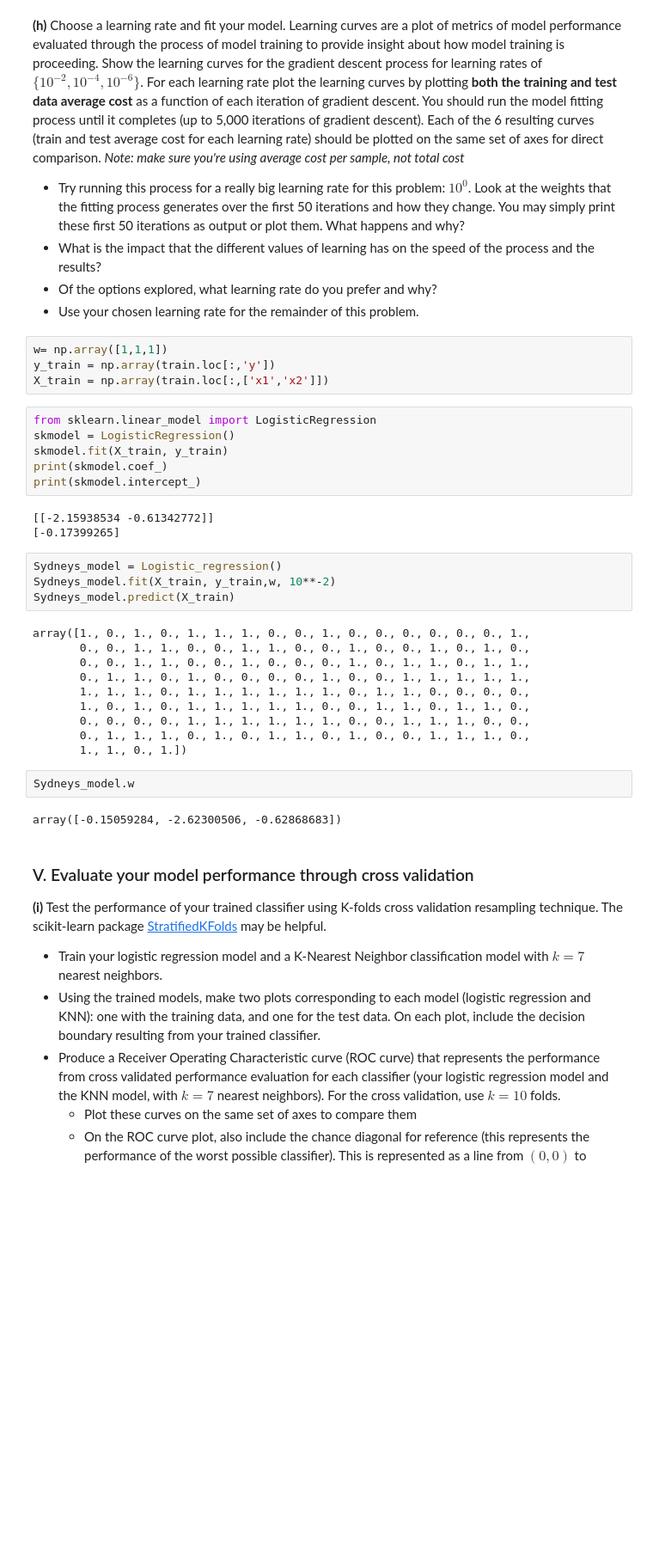
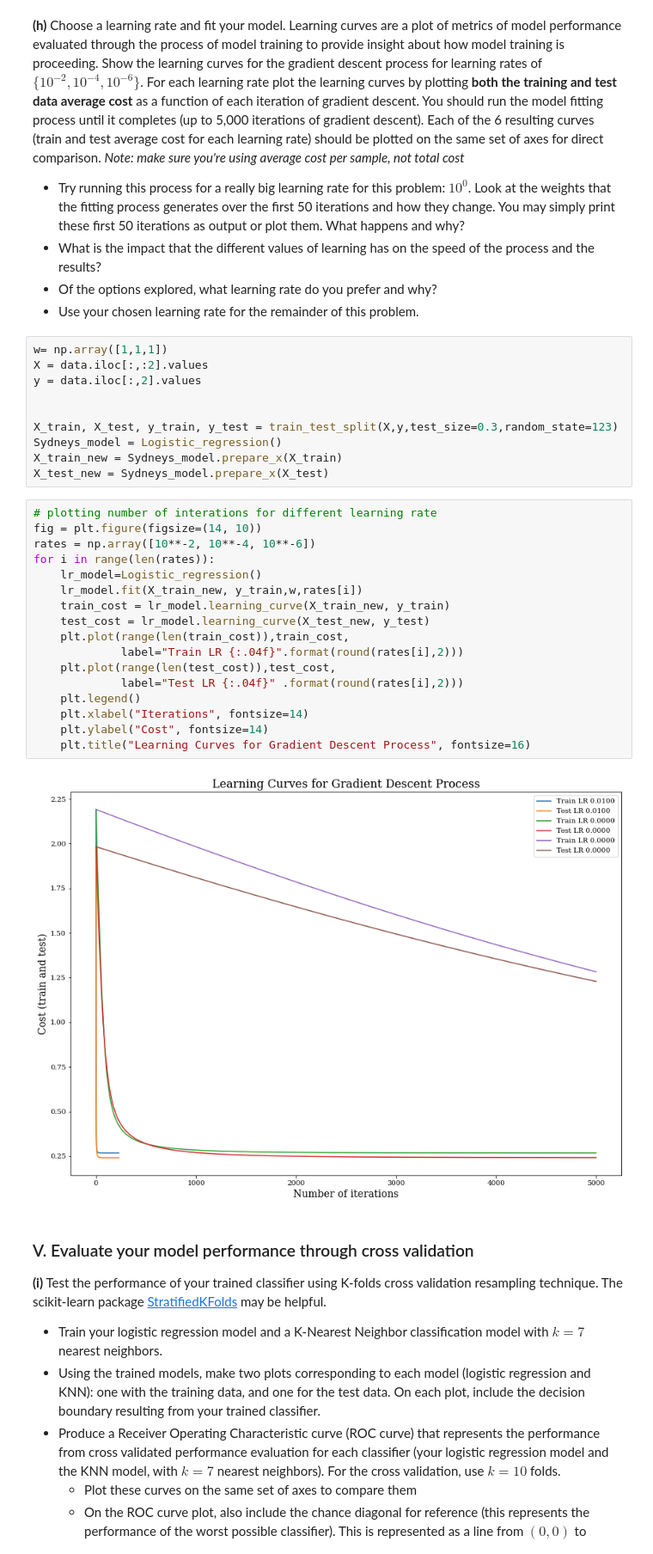
Before and after one commit to sdonatileach/Machine-Learning, a Jupyter notebook: Assignment_3.ipynb, the cells around one changed output. Shown at 86% size. Drawn from its saved outputs; the diff is of its cells as text; blank space fills up the shorter version.

```diff
--- a/Assignment_3.ipynb
+++ b/Assignment_3.ipynb
@@ -334,37 +335,35 @@ class Logistic_regression:
 - What is the impact that the different values of learning has on the speed of the process and the results?
 - Of the options explored, what learning rate do you prefer and why?
 - Use your chosen learning rate for the remainder of this problem.
-# %%
-w= np.array([1,1,1])
-y_train = np.array(train.loc[:,'y'])
-X_train = np.array(train.loc[:,['x1','x2']])
-# %%
-from sklearn.linear_model import LogisticRegression
-skmodel = LogisticRegression()
-skmodel.fit(X_train, y_train)
-print(skmodel.coef_)
-print(skmodel.intercept_)
-# %% [output]
-[[-2.15938534 -0.61342772]]
-[-0.17399265]
-# %%
-Sydneys_model = Logistic_regression()
-Sydneys_model.fit(X_train, y_train,w, 10**-2)
-Sydneys_model.predict(X_train)
-# %% [output]
-array([1., 0., 1., 0., 1., 1., 1., 0., 0., 1., 0., 0., 0., 0., 0., 0., 1.,
-       0., 0., 1., 1., 0., 0., 1., 1., 0., 0., 1., 0., 0., 1., 0., 1., 0.,
-       0., 0., 1., 1., 0., 0., 1., 0., 0., 0., 1., 0., 1., 1., 0., 1., 1.,
-       0., 1., 1., 0., 1., 0., 0., 0., 0., 1., 0., 0., 1., 1., 1., 1., 1.,
-       1., 1., 1., 0., 1., 1., 1., 1., 1., 1., 0., 1., 1., 0., 0., 0., 0.,
-       1., 0., 1., 0., 1., 1., 1., 1., 1., 0., 0., 1., 1., 0., 1., 1., 0.,
-       0., 0., 0., 0., 1., 1., 1., 1., 1., 1., 0., 0., 1., 1., 1., 0., 0.,
-       0., 1., 1., 1., 0., 1., 0., 1., 1., 0., 1., 0., 0., 1., 1., 1., 0.,
-       1., 1., 0., 1.])
-# %%
-Sydneys_model.w
-# %% [output]
-array([-0.15059284, -2.62300506, -0.62868683])
+# %%
+w= np.array([1,1,1])
+X = data.iloc[:,:2].values
+y = data.iloc[:,2].values
+
+
+X_train, X_test, y_train, y_test = train_test_split(X,y,test_size=0.3,random_state=123)
+Sydneys_model = Logistic_regression()
+X_train_new = Sydneys_model.prepare_x(X_train)
+X_test_new = Sydneys_model.prepare_x(X_test)
+# %%
+# plotting number of interations for different learning rate
+fig = plt.figure(figsize=(14, 10))
+rates = np.array([10**-2, 10**-4, 10**-6])
+for i in range(len(rates)):
+    lr_model=Logistic_regression()
+    lr_model.fit(X_train_new, y_train,w,rates[i])
+    train_cost = lr_model.learning_curve(X_train_new, y_train)
+    test_cost = lr_model.learning_curve(X_test_new, y_test)
+    plt.plot(range(len(train_cost)),train_cost,
+             label="Train LR {:.04f}".format(round(rates[i],2)))
+    plt.plot(range(len(test_cost)),test_cost,
+             label="Test LR {:.04f}" .format(round(rates[i],2)))
+    plt.legend()
+    plt.xlabel("Iterations", fontsize=14)
+    plt.ylabel("Cost", fontsize=14)
+    plt.title("Learning Curves for Gradient Descent Process", fontsize=16)
+# %% [output]
+[figure, added]
 # %% [markdown]
 ### V. Evaluate your model performance through cross validation
 
```
Also changed, not shown: parts of 9 cells of this notebook.
